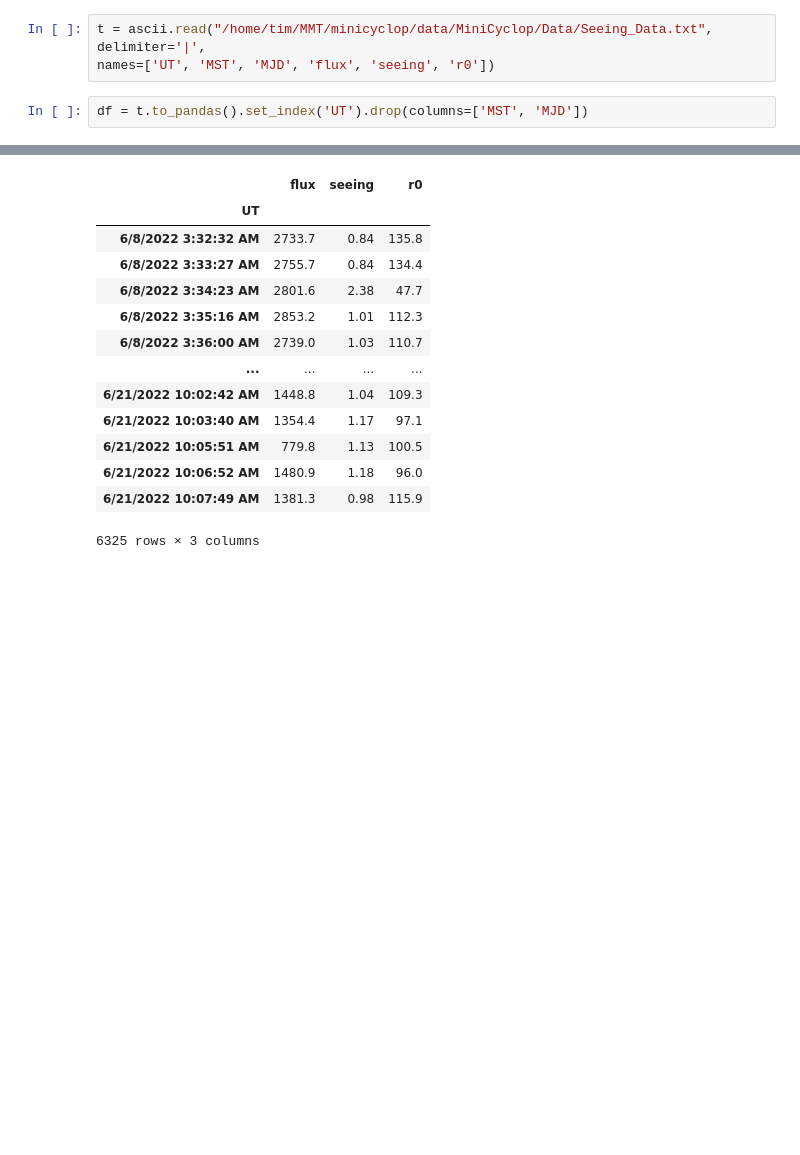
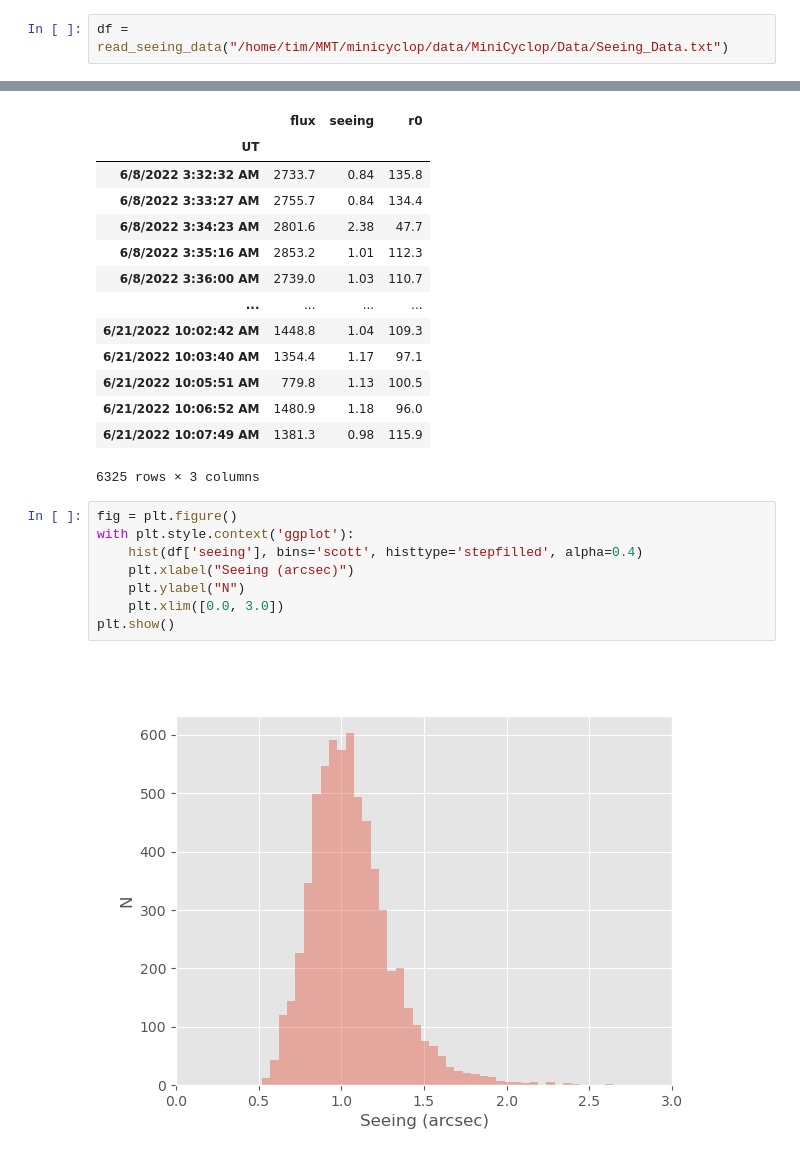
Before and after one commit to MMTObservatory/minicyclop, a Jupyter notebook: notebooks/dev.ipynb, the cells around one changed output, grey strips where cells are left out. Saved outputs shown, nothing was run; the diff lists cells and outputs as text; blank space fills up the shorter version.

```diff
--- a/notebooks/dev.ipynb
+++ b/notebooks/dev.ipynb
@@ -30,8 +22,5 @@ d['obstime'] - Time.now()
 # %%
-t = ascii.read("/home/tim/MMT/minicyclop/data/MiniCyclop/Data/Seeing_Data.txt", delimiter='|',
-names=['UT', 'MST', 'MJD', 'flux', 'seeing', 'r0'])
+df = read_seeing_data("/home/tim/MMT/minicyclop/data/MiniCyclop/Data/Seeing_Data.txt")
-# %%
-df = t.to_pandas().set_index('UT').drop(columns=['MST', 'MJD'])
 # %%
 df
 # %% [output]
@@ -49,3 +38,13 @@ df
 | 6/21/2022 10:06:52 AM | 1480.9 | 1.18 | 96.0 |
 | 6/21/2022 10:07:49 AM | 1381.3 | 0.98 | 115.9 |
 6325 rows × 3 columns
+# %%
+fig = plt.figure()
+with plt.style.context('ggplot'):
+    hist(df['seeing'], bins='scott', histtype='stepfilled', alpha=0.4)
+    plt.xlabel("Seeing (arcsec)")
+    plt.ylabel("N")
+    plt.xlim([0.0, 3.0])
+plt.show()
+# %% [output]
+[figure, added]
```
Also changed, not shown: parts of 7 cells of this notebook.
